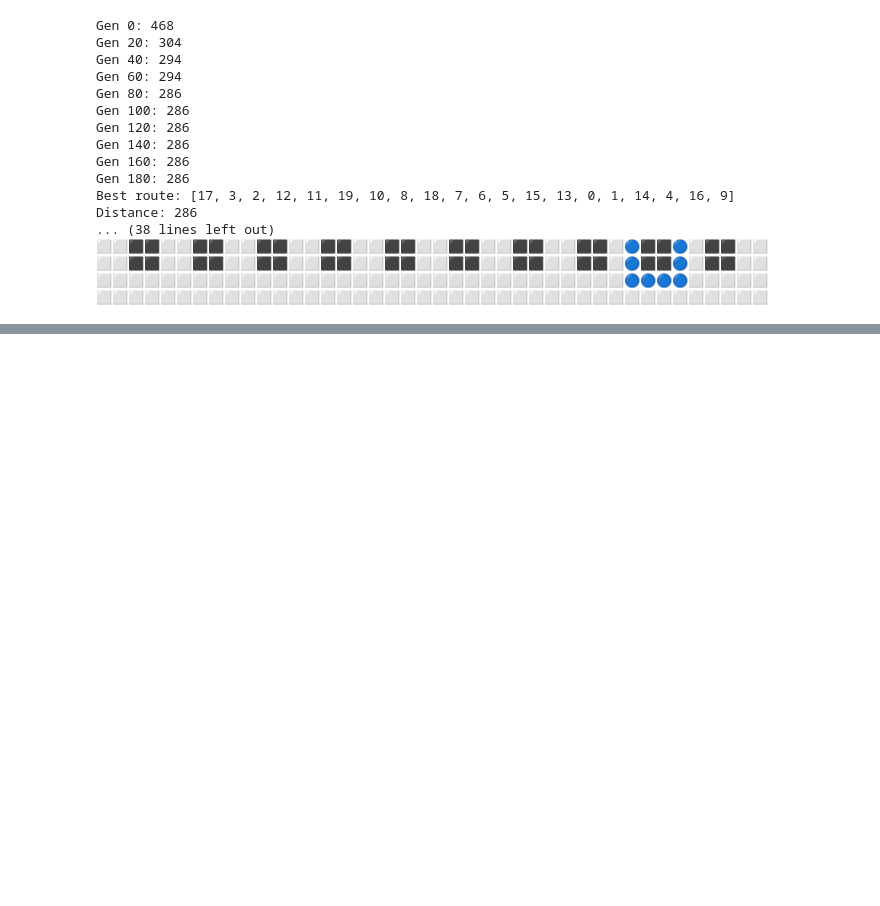
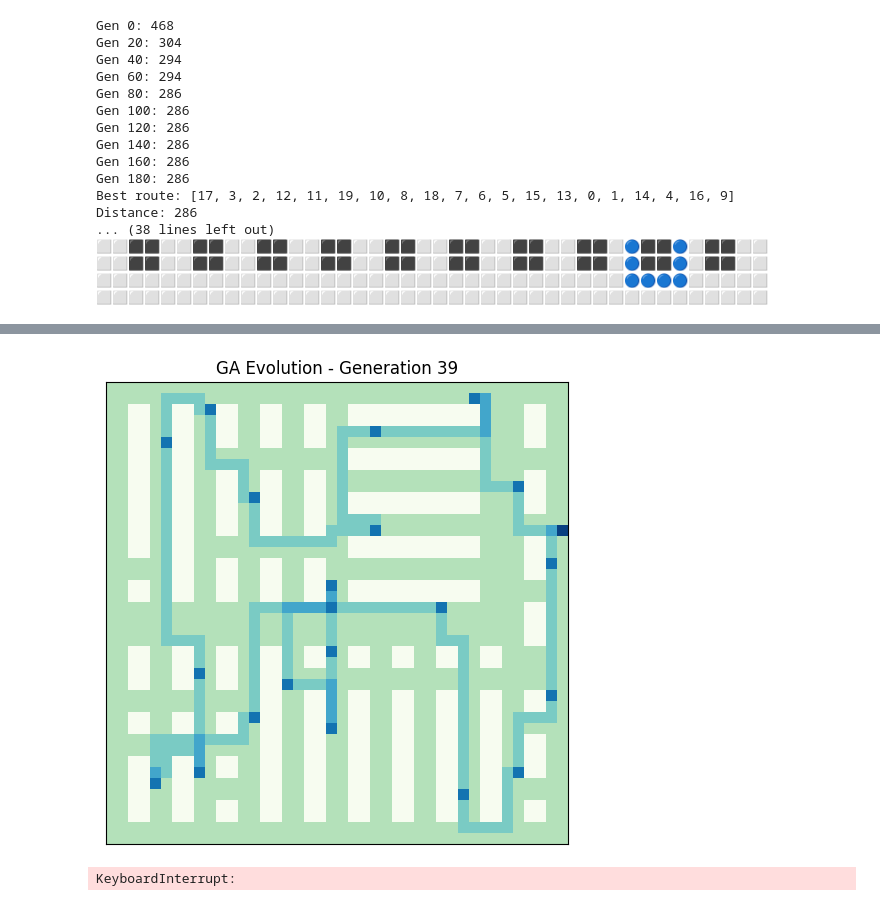
Before and after one commit to Otterly-Cute/AIProgrammingMiniProject, a Jupyter notebook: GA_And_AStar.ipynb, the cells around one changed output, grey strips where cells are left out. Drawn from its saved outputs; the diff is of its cells as text; code cells hidden in the pictures; blank space fills up the shorter version.

```diff
--- a/GA_And_AStar.ipynb
+++ b/GA_And_AStar.ipynb
@@ -639,0 +686,48 @@ animate_heatmap(grid, full_path, start, items)
+# %%
+def animate_ga_heatmap(grid, history, start, items, delay=0.3):
+    height = len(grid)
+    width = len(grid[0])
+
+    for gen, route in enumerate(history):
+
+        full_path = build_full_path(route)
+
+        heat = np.zeros((height, width))
+
+        # 1. walls
+        for y in range(height):
+            for x in range(width):
+                if grid[y][x] == 1:
+                    heat[y][x] = -1
+
+        # 2. path intensity (visitation frequency)
+        for (x, y) in full_path:
+            heat[y][x] += 0.5
+
+        # 3. items (highlight)
+        for (x, y) in items:
+            heat[y][x] = 1.5
+
+        # 4. start
+        sx, sy = start
+        heat[sy][sx] = 2.0
+
+        # plot frame
+        clear_output(wait=True)
+        plt.figure(figsize=(6, 6))
+
+        plt.imshow(heat, cmap="GnBu")
+        # plt.colorbar(label="Intensity")
+
+        plt.title(f"GA Evolution - Generation {gen}")
+        plt.xticks([])
+        plt.yticks([])
+
+        plt.show()
+
+        time.sleep(delay)
+# %%
+animate_ga_heatmap(grid, history, start, items)
+# %% [output]
+[figure, added]
+KeyboardInterrupt:
```
Also changed, not shown: parts of 6 cells of this notebook.
